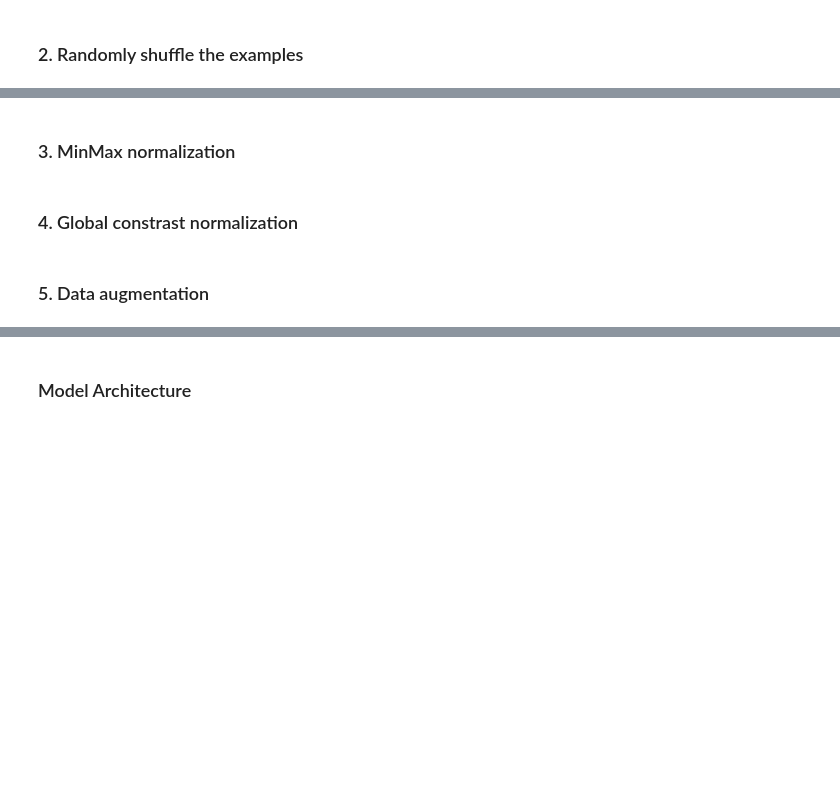
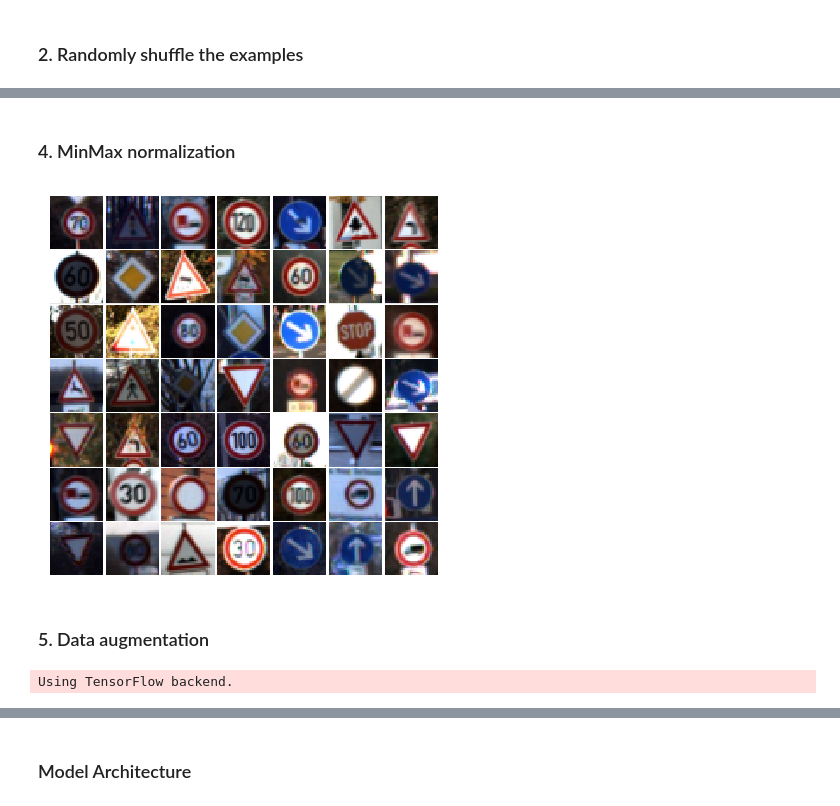
Before and after one commit to JennyLeeStat/TrafficSigns, a Jupyter notebook: traffic_signs.ipynb, the cells around one changed output, grey strips where cells are left out. Drawn from its saved outputs; the diff is of its cells as text; code cells hidden in the pictures; blank space fills up the shorter version.

```diff
--- a/traffic_signs.ipynb
+++ b/traffic_signs.ipynb
@@ -219,7 +226,8 @@ X_test, y_test = shuffle(X_test, test_labels, random_state=0)
+# %%
+def global_contrast_normalization(x, s=1, eps=1e-8, _lambda=1):
+    return s * (x - x.mean()) / (max(eps, (((x - x.mean())** 2).mean() + _lambda) ** .5))
 # %% [markdown]
-### 3. MinMax normalization
+### 4. MinMax normalization
 # %%
 def minmax_normalization(x):
     return (x - x.min()) / (x.max() - x.min())
-# %% [markdown]
-### 4. Global constrast normalization
@@ -228,2 +234,24 @@ def minmax_normalization(x):
+# %%
+def display_square_grid_normal(features, n = 5):
+
+    plt.figure(figsize=(n, n))
+    random.seed(42)
+    random_index = random.sample(list(range(len(features))), n * n)
+    images = np.array([features[index] for index in random_index]).astype(np.float32)
+
+    for i, _ in enumerate(images):
+        plt.subplot(n, n, i + 1)
+        plt.xticks(())
+        plt.yticks(())
+        image = global_contrast_normalization(images[i])
+        image = minmax_normalization(image)
+        plt.imshow(image)
+
+    plt.subplots_adjust(wspace=0, hspace=0)
+    plt.show()
+# %%
+display_square_grid_normal(train['features'], n = 7)
+# %% [output]
+[figure, added]
 # %% [markdown]
 ### 5. Data augmentation
@@ -275,0 +258,27 @@ validation_generator = train_datagen.flow(
+# %%
+import keras.preprocessing.image as io
+
+x = global_contrast_normalization(X_train[5])
+x = minmax_normalization(x)
+row_axis, col_axis, channel_axis = 0, 1, 2
+
+# random rotation
+x_r = io.random_rotation(x, rg=45,
+                       row_axis=row_axis, col_axis=col_axis, channel_axis=channel_axis)
+
+# random shift
+x_ws = io.random_shift(x, wrg=.2, hrg=0,
+                    row_axis=row_axis, col_axis=col_axis, channel_axis=channel_axis)
+
+x_hs = io.random_shift(x, wrg=0, hrg=.2,
+                    row_axis=row_axis, col_axis=col_axis, channel_axis=channel_axis)
+
+# random shear
+x_s = io.random_shear(x, intensity=.2,
+                   row_axis=row_axis, col_axis=col_axis, channel_axis=channel_axis)
+
+# random zoom
+x_z = io.random_zoom(x, zoom_range=(.8, 1.2),
+                   row_axis=row_axis, col_axis=col_axis, channel_axis=channel_axis)
+# %% [output]
+Using TensorFlow backend.
```
Also changed, not shown: parts of 25 cells of this notebook, 2 other files.
